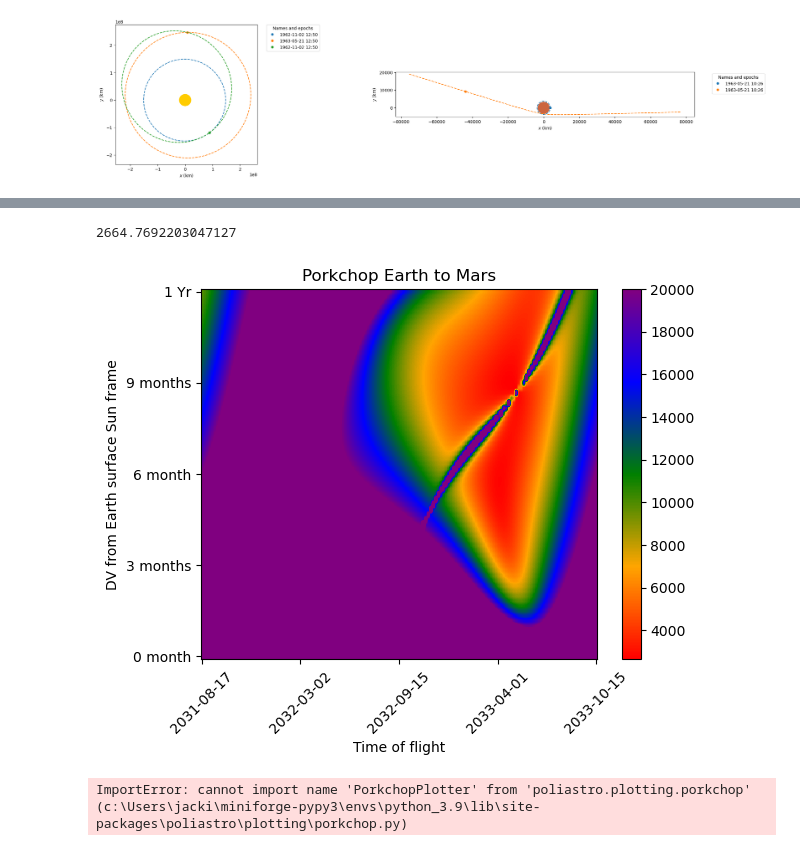
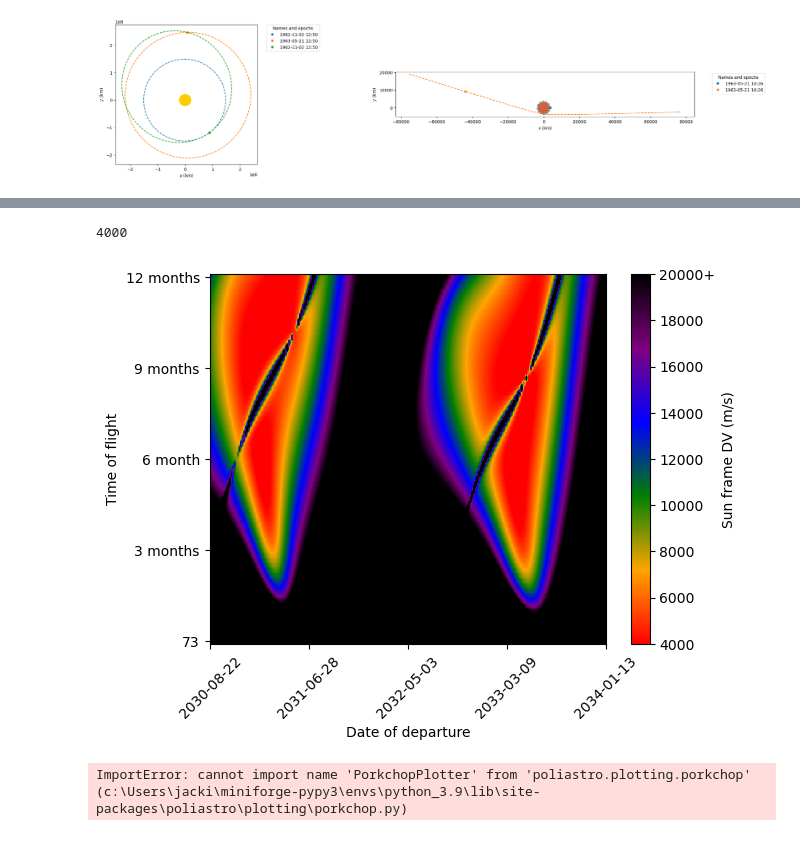
Before and after one commit to jackSN8/mars-3-months, a Jupyter notebook: trajectories/mars-porkchops.ipynb, the cells around one changed output, grey strips where cells are left out. Saved outputs shown, nothing was run; the diff lists cells and outputs as text; code cells hidden in the pictures.

```diff
--- a/trajectories/mars-porkchops.ipynb
+++ b/trajectories/mars-porkchops.ipynb
@@ -418,48 +466,61 @@ for i in range(rows):
 # %%
 # Convert Astropy Time to Matplotlib dates
-start_date = mdates.date2num(epoch1.to_datetime())
-end_date = mdates.date2num(current_epoch.to_datetime())
+
+start_date = mdates.date2num(dates[0][0][0].to_datetime())
+end_date = mdates.date2num(dates[-1][0][0].to_datetime())
 
 
 # Convert to a float and replace None with 0 (or another default value) cause non solutions go null in that array
-clean_data = np.nan_to_num(dv_array.astype(float)).transpose()
+clean_data = np.nan_to_num(dvs.astype(float)).transpose()
 
 
 num_dates = 5
 dates = np.linspace(start_date, end_date, num_dates)
 date_labels = [mdates.num2date(date).strftime('%Y-%m-%d') for date in dates]
 date_ticks = np.linspace(0, clean_data.shape[1] - 1, num_dates)
 y_ticks = np.linspace(0, clean_data.shape[0] - 1, 5)  # 4 quarters + start of the year
-y_labels = ['0 month', '3 months', '6 month', '9 months', '1 Yr']
+y_labels = [clean_data.shape[0], '3 months', '6 month', '9 months', '12 months']
 # Define a custom colormap from blue to red for the porkchop plot
 #TBA proper coloring scheme!
 #
-cmap = colors.LinearSegmentedColormap.from_list("red_to_orange_to_green_to_blue_to_purple", ["red","orange","green", "blue","purple"])
+cmap = colors.LinearSegmentedColormap.from_list("red_to_orange_to_green_to_blue_to_purple_to_black", ["red","orange","green", "blue","purple","black"])
 print(lowest_dv)
 
 # Create the plot
 #print(dv_array[20,30])
-plt.imshow(clean_data, cmap=cmap, aspect='auto', vmin=10000, vmax=lowest_dv,origin = 'lower')
+plt.imshow(clean_data, cmap=cmap, aspect='auto', vmin=20000, vmax=lowest_dv,origin = 'lower')
 # Set the x-ticks to correspond to the dates
 plt.xticks(ticks=date_ticks, labels=date_labels, rotation=45)
 plt.yticks(ticks=y_ticks, labels=y_labels)
 #plt.ylim(bottom = lowest_dv)
-plt.title("Porkchop Earth to Mars")
-plt.ylabel("DV from Earth surface Sun frame")
-plt.xlabel("Time of flight")
+#plt.title(f"Porkchop {Earth} to {arrivalBody}")
+#plt.ylabel("DV from Earth surface Sun frame")
+plt.ylabel("Time of flight")
+plt.xlabel("Date of departure")
+# ax2 = plt.twinx()
+# ax2.set_ylabel("DV")
+
+# Add colorbar and label it
+cbar = plt.colorbar()
+cbar.set_label("Sun frame DV (m/s)")  # Replace with the appropriate label for your data
+ticks = cbar.get_ticks()
+#ticks[-1] = ticks[-1] + 1  # Adjust top tick
+cbar.set_ticks(ticks)
+tick_labels = [f"{int(t)}" for t in ticks[:-1]] + ["20000+"]  # Replace top tick label
+cbar.set_ticklabels(tick_labels)
 
 # print(dv_array[60][13])
 # print(date_array[60][13])
 
 
 # Add a colorbar to show the mapping from data values to colors
-plt.colorbar()
+#plt.colorbar()
 
 # Show the plot
 plt.show()
 # %% [output]
-2664.7692203047127
+4000
-[figure, old version]
+[figure, new version]
 # %%
 from astropy.time import Time, TimeDelta
 import numpy as np
```
Also changed, not shown: parts of 2 cells of this notebook, 14 other files.
